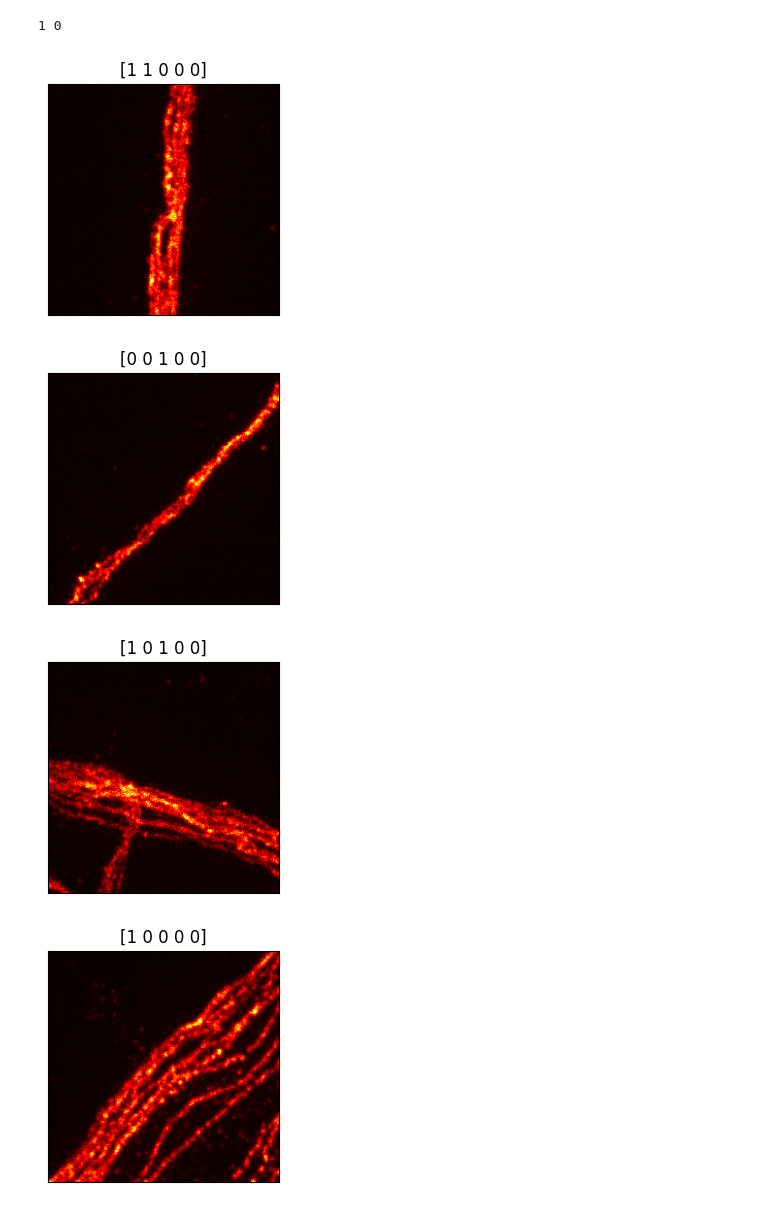
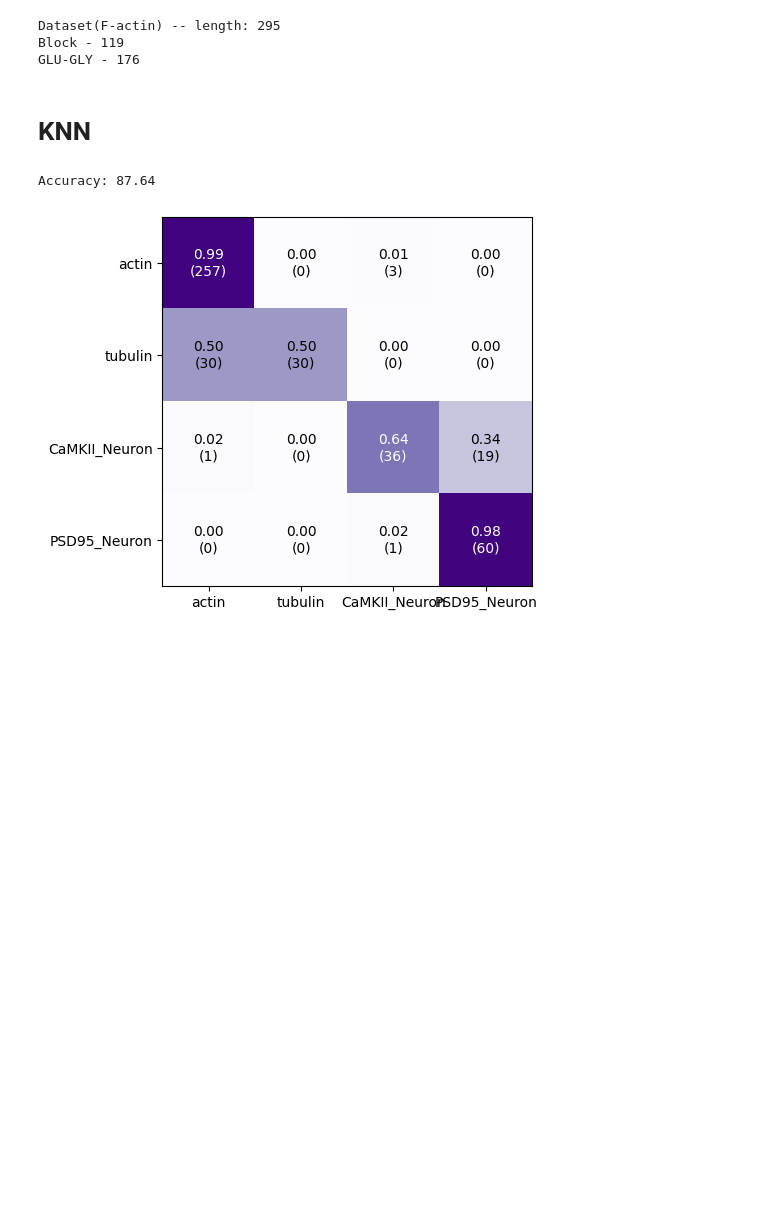
Before and after one commit to FLClab/STED-FM, a Jupyter notebook: experiments/simclr-experiments/02-ssl-knn.ipynb, the cells around one changed output. Saved outputs shown, nothing was run; the diff lists cells and outputs as text; code cells hidden in the pictures; blank space fills up the shorter version.

```diff
--- a/experiments/simclr-experiments/02-ssl-knn.ipynb
+++ b/experiments/simclr-experiments/02-ssl-knn.ipynb
@@ -200,3 +85,19 @@ PSD95_Neuron 61
+# %%
+dataset = get_dataset("factin-block-glugly", transform=transform, requires_3_channels=REQUIRES_3_CHANNELS)
+print(dataset)
+# Build a PyTorch dataloader.
+dataloader = torch.utils.data.DataLoader(
+    dataset,
+    batch_size=16,
+    shuffle=True,
+    num_workers=1
+)
+# %% [output]
+Dataset(F-actin) -- length: 295
+Block - 119
+GLU-GLY - 176
+# %% [markdown]
+# KNN
 # %%
 out = defaultdict(list)
 for x, label in tqdm(dataloader):
@@ -206,6 +107,8 @@ for x, label in tqdm(dataloader):
     out["features"].extend(features.cpu().data.numpy())
 # %%
 from sklearn.neighbors import NearestNeighbors
+SHOW_MISSED = False
+
 samples = numpy.array(out["features"])
 labels = numpy.array(out["label"])
 indices = numpy.array(out["dataset-idx"])
@@ -225,42 +128,39 @@ for unique in uniques:
     for predicted_unique in uniques:
         votes = numpy.sum((associated_labels[mask] == predicted_unique).astype(int), axis=-1)
         confusion_matrix[unique, predicted_unique] += numpy.sum(votes >= 3)
-        if (unique != predicted_unique) and (numpy.sum(votes >= 3) > 0):
+        if SHOW_MISSED and (unique != predicted_unique) and (numpy.sum(votes >= 3) > 0):
             print(unique, predicted_unique)
             for idx, associated in zip(indices[mask][votes >= 3], associated_labels[mask][votes >= 3]):
                 img, metadata = dataset[idx]
                 img = img[0].cpu().data.numpy()
 
                 fig, ax = pyplot.subplots(figsize=(3,3))
                 ax.imshow(img, cmap="hot", vmin=0, vmax=1)
                 ax.set_title(associated)
                 ax.get_xaxis().set_visible(False)
                 ax.get_yaxis().set_visible(False)
                 pyplot.show()
 
 
 accuracy = numpy.diag(confusion_matrix).sum() / numpy.sum(confusion_matrix)
 print(f"Accuracy: {accuracy * 100:0.2f}")
 
 fig, ax = pyplot.subplots()
 cm = confusion_matrix / numpy.sum(confusion_matrix, axis=-1)[:, numpy.newaxis]
 ax.imshow(cm, vmin=0, vmax=1, cmap="Purples")
 for j in range(cm.shape[-2]):
     for i in range(cm.shape[-1]):
         ax.annotate(
             f"{cm[j, i]:0.2f}\n({confusion_matrix[j, i]:0.0f})", (i, j),
             horizontalalignment="center", verticalalignment="center",
             color="white" if cm[j, i] > 0.5 else "black"
         )
 ax.set(
     xticks=uniques, yticks=uniques,
-    xticklabels=['Actin', 'Tubulin', 'CaMKII', 'PSD95'],
-    yticklabels=['Actin', 'Tubulin', 'CaMKII', 'PSD95']
+    xticklabels=dataset.classes,
+    yticklabels=dataset.classes
 )
 pyplot.show()
 # %% [output]
-1 0
+Accuracy: 87.64
-[figure, old version]
+[figure, new version]
-[figure, removed]
-[figure, removed]
-[figure, removed]
```
Also changed, not shown: parts of 4 cells of this notebook, 4 other files.
